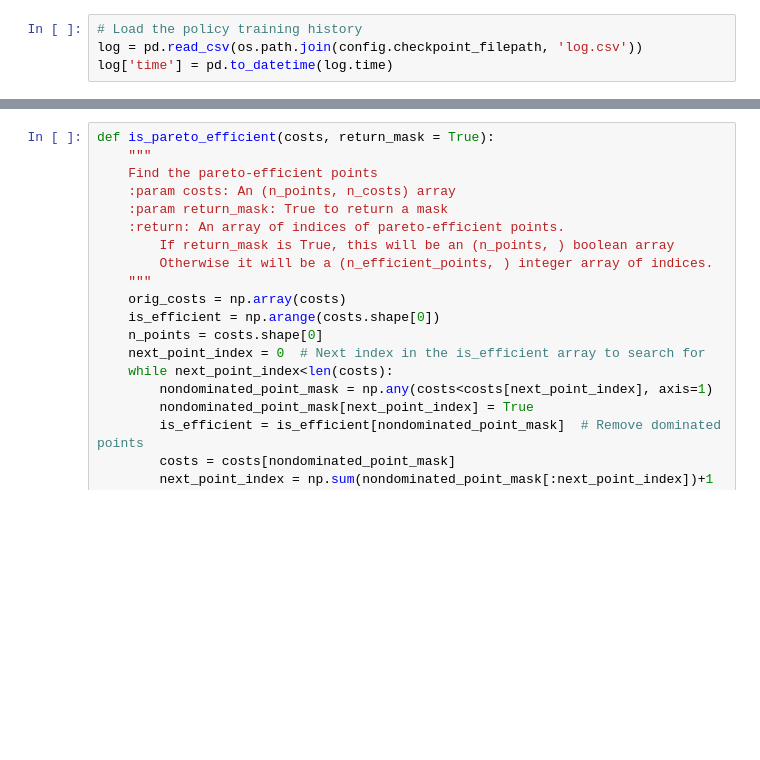
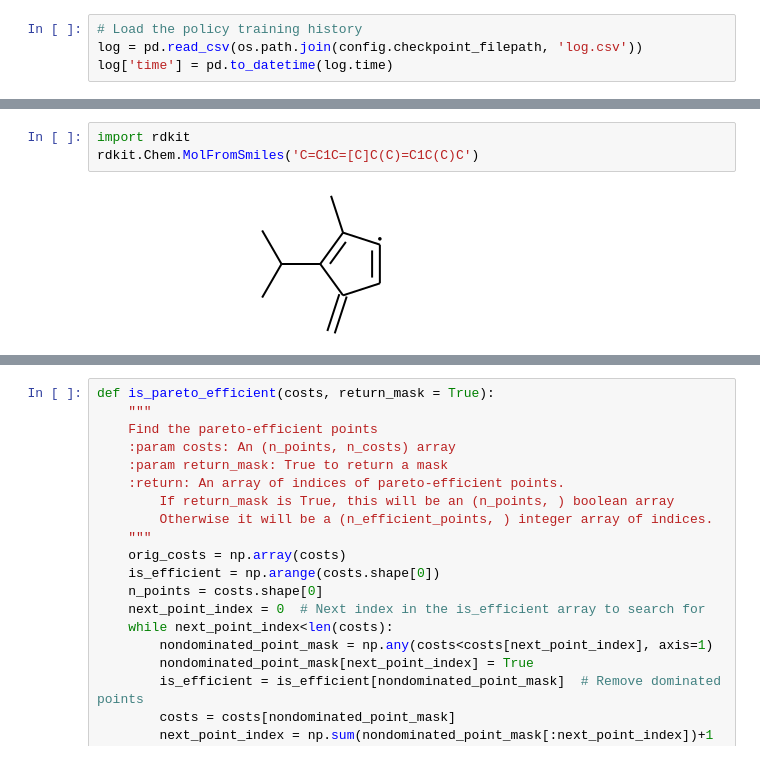
Before and after one commit to NREL/rlmolecule, a Jupyter notebook: stable_radical_optimization/monitor_progress.ipynb, the cells around one changed output, grey strips where cells are left out. Drawn from its saved outputs; the diff is of its cells as text; blank space fills up the shorter version.

```diff
--- a/stable_radical_optimization/monitor_progress.ipynb
+++ b/stable_radical_optimization/monitor_progress.ipynb
@@ -62,0 +73,5 @@ df.tail(20)
+# %%
+import rdkit
+rdkit.Chem.MolFromSmiles('C=C1C=[C]C(C)=C1C(C)C')
+# %% [output]
+[figure, added]
```
Also changed, not shown: parts of 8 cells of this notebook, 7 other files.
